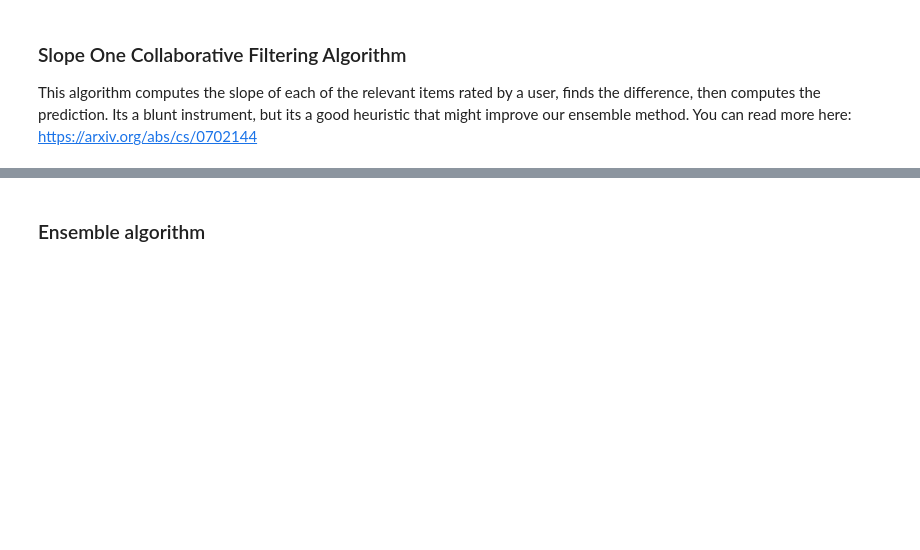
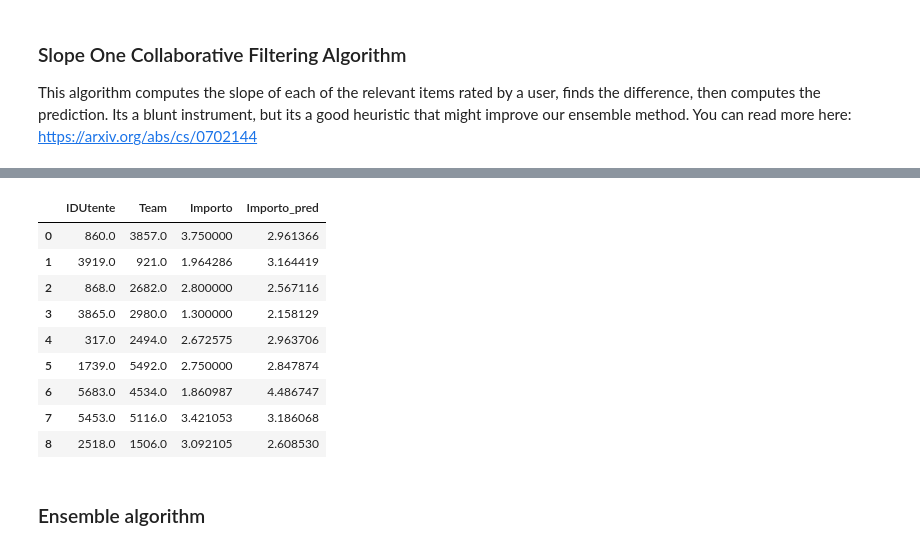
Before and after one commit to Alex-D15/ISAI, a Jupyter notebook: ISAdviser/Collaborative Filtering/Ensemble.ipynb, the cells around one changed output, grey strips where cells are left out. Saved outputs shown, nothing was run; the diff lists cells and outputs as text; code cells hidden in the pictures; blank space fills up the shorter version.

```diff
--- a/ISAdviser/Collaborative Filtering/Ensemble.ipynb
+++ b/ISAdviser/Collaborative Filtering/Ensemble.ipynb
@@ -95,11 +147,13 @@ matrix
 # %%
+df = dftot
+
 #swapping columns
 raw=df[['IDUtente','Team','Importo']]
 raw.columns = ['n_users','n_items','rating']
 
-rawTrain,rawholdout = train_test_split(raw, test_size=0.25 )
+rawTrain,rawholdout = train_test_split(raw, test_size=0.25)
 # when importing from a DF, you only need to specify the scale of the ratings.
-reader = surprise.Reader(rating_scale=(1,10))
+reader = surprise.Reader(rating_scale=(0,5))
 #into surprise:
 data = surprise.Dataset.load_from_df(rawTrain,reader)
 holdout = surprise.Dataset.load_from_df(rawholdout,reader)
@@ -221,0 +352,4 @@ RMSE: 2.9342
+# %%
+data = CollabDataLoaders.from_df(df, seed=42, valid_pct=0.2, user_name='IDUtente', item_name='Team', rating_name='Importo')
+learn = collab_learner(data, y_range=(0,5.5), n_factors=60)
+learn.fit_one_cycle(n_epoch=10, lr_max=5e-3, wd=0.1)
@@ -221,0 +368,3 @@ RMSE: 2.9342
+# %%
+learn.show_results()
+# %% [output]
@@ -222,3 +372,13 @@ RMSE: 2.9342
+|  | IDUtente | Team | Importo | Importo_pred |
+| 0 | 860.0 | 3857.0 | 3.750000 | 2.961366 |
+| 1 | 3919.0 | 921.0 | 1.964286 | 3.164419 |
+| 2 | 868.0 | 2682.0 | 2.800000 | 2.567116 |
+| 3 | 3865.0 | 2980.0 | 1.300000 | 2.158129 |
+| 4 | 317.0 | 2494.0 | 2.672575 | 2.963706 |
+| 5 | 1739.0 | 5492.0 | 2.750000 | 2.847874 |
+| 6 | 5683.0 | 4534.0 | 1.860987 | 4.486747 |
+| 7 | 5453.0 | 5116.0 | 3.421053 | 3.186068 |
+| 8 | 2518.0 | 1506.0 | 3.092105 | 2.608530 |
 # %% [markdown]
 ### Ensemble algorithm
 # %% [markdown]
```
Also changed, not shown: parts of 30 cells of this notebook.
